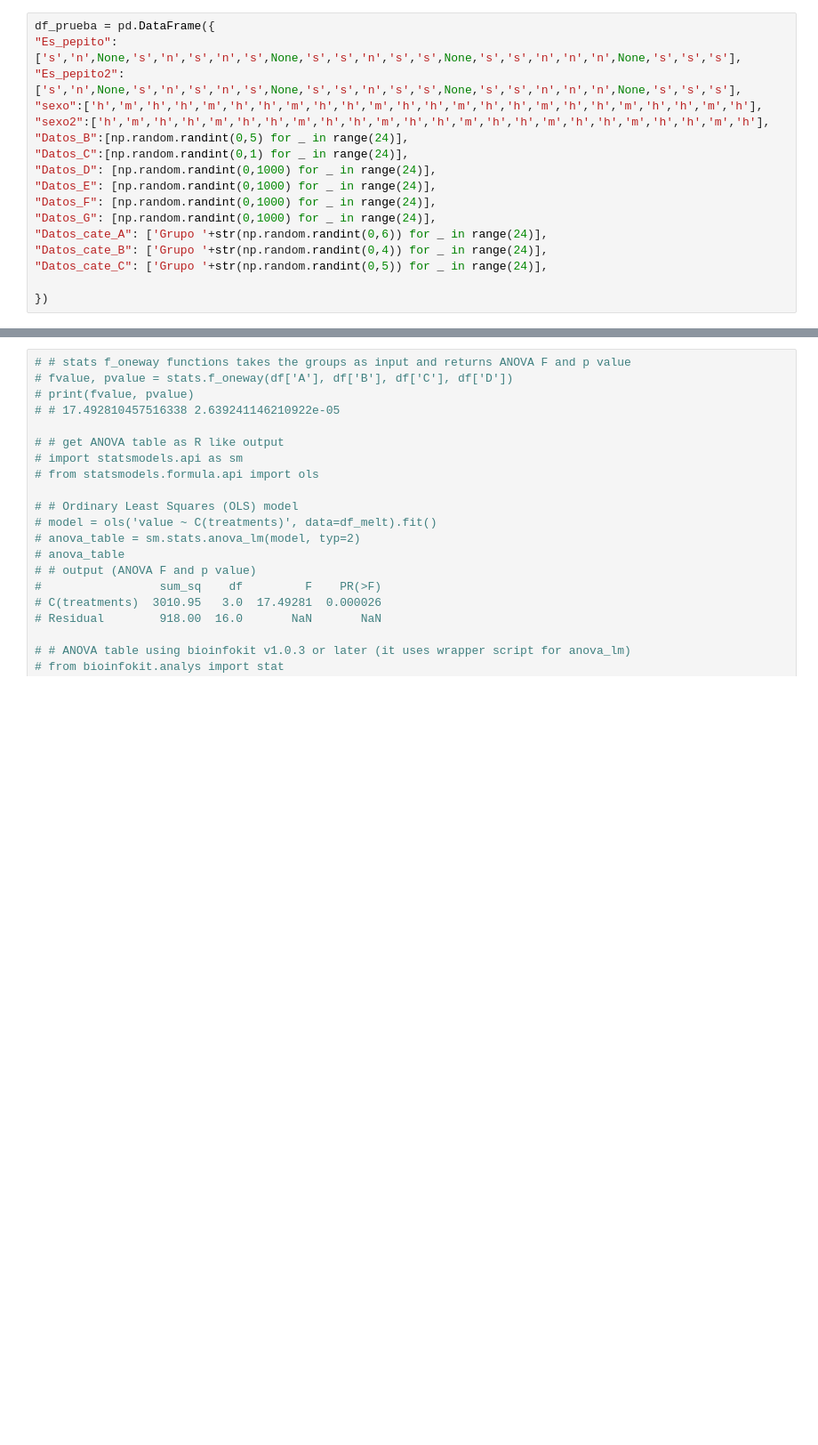
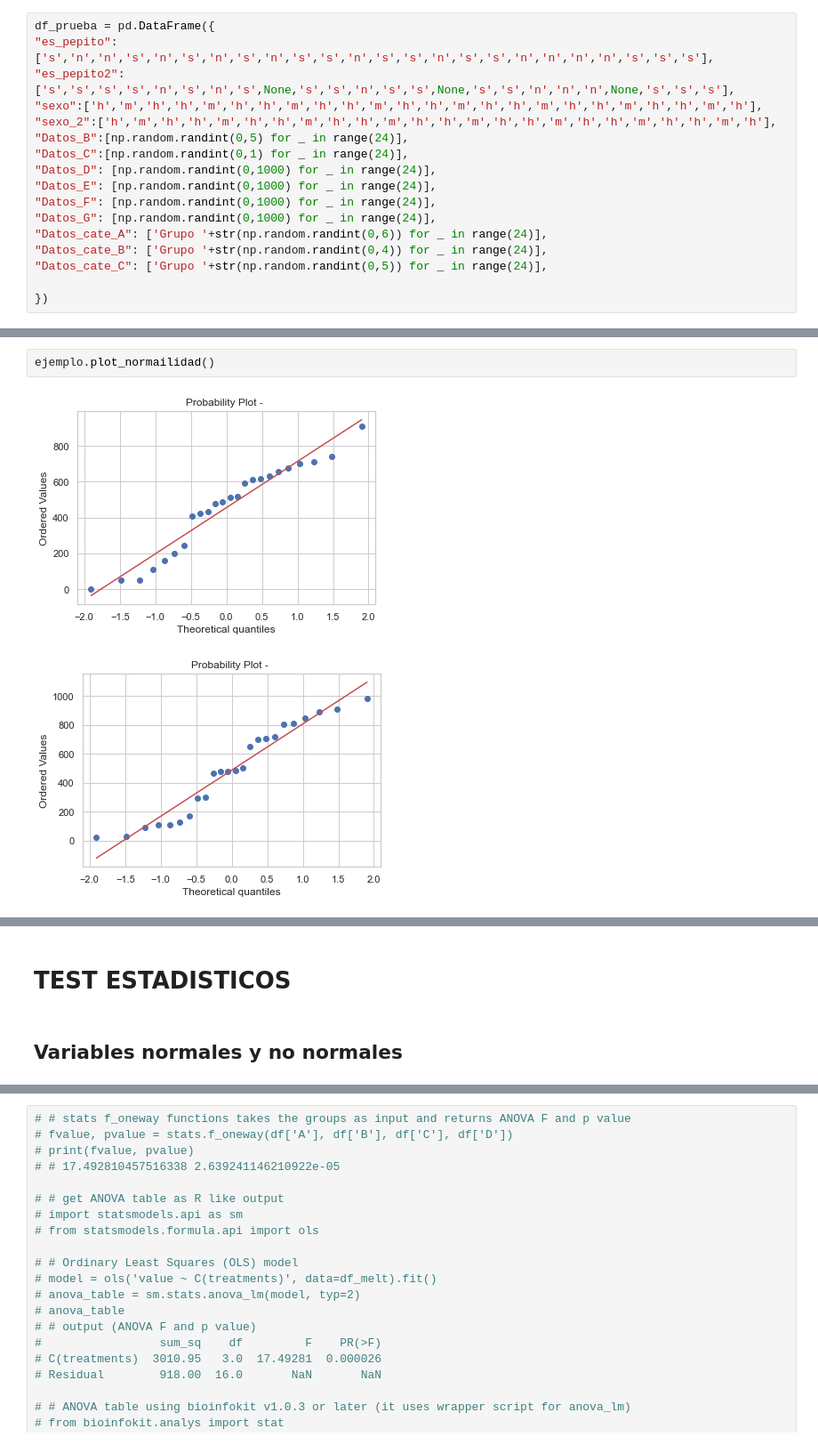
Before and after one commit to 4bm4/cheatsheetDC, a Jupyter notebook: clases.ipynb, the cells around one changed output, grey strips where cells are left out. Shown at 89% size. Saved outputs shown, nothing was run; the diff lists cells and outputs as text; blank space fills up the shorter version.

```diff
--- a/clases.ipynb
+++ b/clases.ipynb
@@ -10,10 +10,10 @@ import statsmodels.api as sm
 from statsmodels.formula.api import ols
 # %%
 df_prueba = pd.DataFrame({
-"Es_pepito":['s','n',None,'s','n','s','n','s',None,'s','s','n','s','s',None,'s','s','n','n','n',None,'s','s','s'],
-"Es_pepito2":['s','n',None,'s','n','s','n','s',None,'s','s','n','s','s',None,'s','s','n','n','n',None,'s','s','s'],
+"es_pepito":['s','n','n','s','n','s','n','s','n','s','s','n','s','s','n','s','s','n','n','n','n','s','s','s'],
+"es_pepito2":['s','s','s','s','n','s','n','s',None,'s','s','n','s','s',None,'s','s','n','n','n',None,'s','s','s'],
 "sexo":['h','m','h','h','m','h','h','m','h','h','m','h','h','m','h','h','m','h','h','m','h','h','m','h'],
-"sexo2":['h','m','h','h','m','h','h','m','h','h','m','h','h','m','h','h','m','h','h','m','h','h','m','h'],
+"sexo_2":['h','m','h','h','m','h','h','m','h','h','m','h','h','m','h','h','m','h','h','m','h','h','m','h'],
 "Datos_B":[np.random.randint(0,5) for _ in range(24)],
 "Datos_C":[np.random.randint(0,1) for _ in range(24)],
 "Datos_D": [np.random.randint(0,1000) for _ in range(24)],
@@ -489,0 +527,5 @@ Datos_B
+# %%
+ejemplo.plot_normailidad()
+# %% [output]
+[figure, added]
+[figure, added]
@@ -489,0 +534,4 @@ Datos_B
+# %% [markdown]
+# TEST ESTADISTICOS
+# %% [markdown]
+## Variables normales y no normales
```
Also changed, not shown: parts of 30 cells of this notebook.
